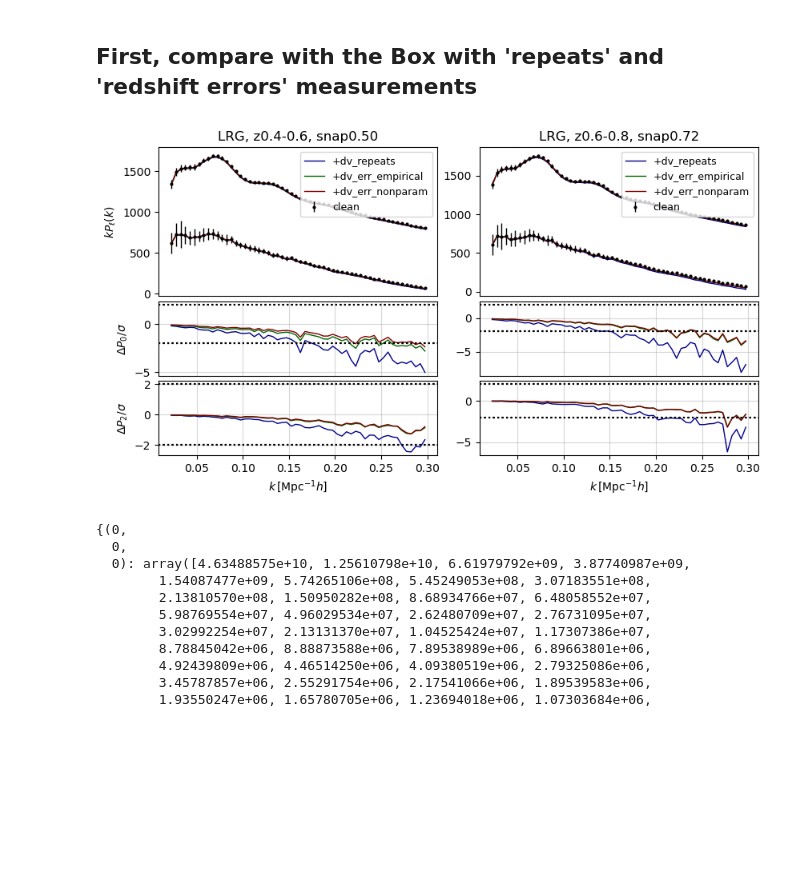
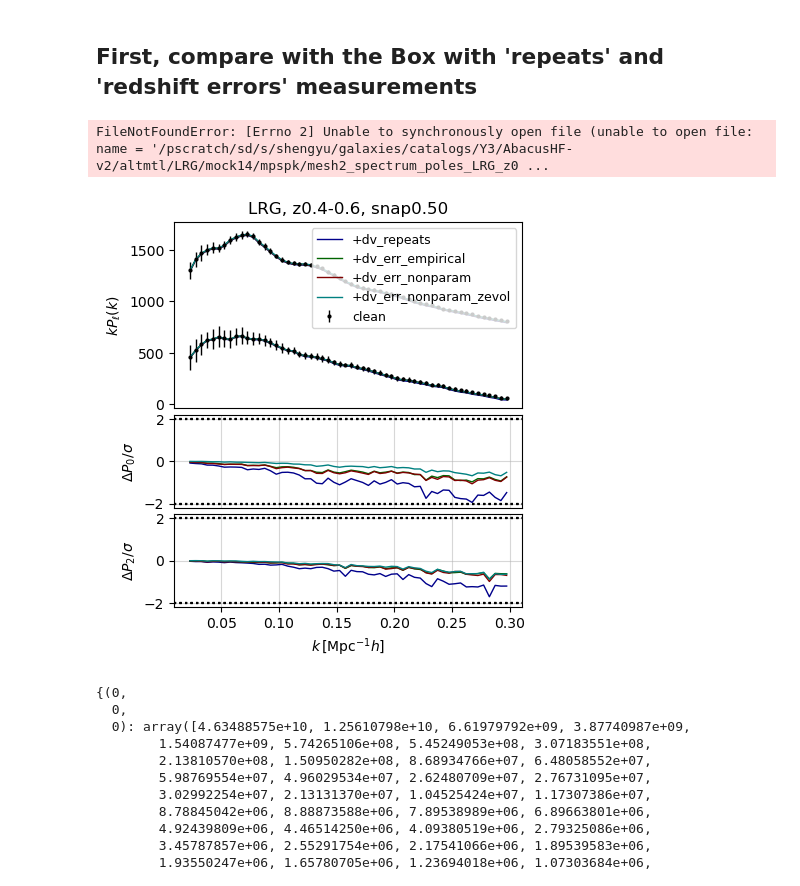
Before and after one commit to ShengyuHE/desi_y3_redshift_errors, a Jupyter notebook: main/clustering/notebooks/plot_2pt.ipynb, the cells around one changed output. Cells and saved outputs as stored; diff of their text form; code cells hidden in the pictures; blank space fills up the shorter version.

Commit message:
update on the mesh file compute

```diff
--- a/main/clustering/notebooks/plot_2pt.ipynb
+++ b/main/clustering/notebooks/plot_2pt.ipynb
@@ -46,16 +49,15 @@ cosmo = DESI()
 # %%
 # for two point statistics
 corrs = ['mesh2'] # xi, pk, mpslog, wplog, mesh2
-domain = 'cubic'
+domain = 'altmtl' # cubic, altmtl
 version = 'AbacusHF-v2'
 tracers = ['BGS', 'LRG', 'ELG', 'QSO'][1:2]
-zerrs =  ['False', 'repeat', 'verr_empirical', 'verr_nonparam', ]
-# zerrs =  ['False', 'verr_nonparam', ]
+zerrs =  ['False', 'repeat', 'verr_empirical', 'verr_nonparam', 'verr_nonparam_zevol']
 
 ZSNAPS, ZRANGES = GET_REDSHIFT_SET(version, domain)
 lenz = len(ZSNAPS)
-labels = ['clean', '+dv_repeats', '+dv_err_empirical', '+dv_err_nonparam']
-colors = ['black', 'darkblue', 'darkgreen', 'maroon']
+labels = ['clean', '+dv_repeats', '+dv_err_empirical', '+dv_err_nonparam', '+dv_err_nonparam_zevol']
+colors = ['black', 'darkblue', 'darkgreen', 'maroon', 'teal']
 zerr_labels = dict(zip(zerrs, labels))
 
 for corr in corrs:
@@ -66,8 +68,9 @@ for corr in corrs:
             for indv, zerr in enumerate(zerrs):
                 s_all = []
                 tps_all = []
-                for mock_id in range(25)[:]:
-                    data_arges = {'version':version, 'domain':domain, 'tracer':tracer, 'zsnap': zsnap, 'zrange':zrange, 'mock_id': mock_id, "use_dv": zerr}
+                use_dv, z_evol = _parse_zerr_name(zerr)
+                for mock_id in range(25)[:20]:
+                    data_arges = {'version':version, 'domain':domain, 'tracer':tracer, 'zsnap': zsnap, 'zrange':zrange, 'mock_id': mock_id, "use_dv": use_dv, "z_evol": z_evol}
                     if 'mesh' in corr: data_arges.update(use_jax=True)
                     fn = get_measurement_fn(**data_arges)
                     setup_logging(level = 'warning')
@@ -97,36 +100,37 @@ for corr in corrs:
                     ax.set_title(f'{tracer}, z{zrange[0]:.1f}-{zrange[1]:.1f}, snap{zsnap:.2f}')
                     ax.tick_params(axis="x", which="both", bottom=False, top=False, labelbottom=False)
                     # plot the residual plots
-                    if zerr in ['repeat', 'verr_empirical', 'verr_nonparam']:
+                    if zerr in ['repeat', 'verr_empirical', 'verr_nonparam', 'verr_nonparam_zevol']:
                         if ill == 0:
                             ax = plt.subplot(gs[indz+lenz])
                             if indz == 0: ax.set_ylabel(TPS_LABELS[corr]['dy0'])
                             if corr == 'wplog':
                                 ax.set_xlabel(TPS_LABELS[corr]['x'])
                             ax.tick_params(axis="x", which="both", bottom=False, top=False, labelbottom=False)
                         elif ill == 1:
                             ax = plt.subplot(gs[indz+lenz*2])
                             ax.set_xlabel(TPS_LABELS[corr]['x'])
                             if indz == 0: ax.set_ylabel(TPS_LABELS[corr]['dy2'])
                         # ax.plot(s, s**spow*(tps_mean_clean[ill]-tps_mean[ill]), lw=1, color=colors[indv])
                         # continue
                         # err = np.sqrt(tps_std_fid**2 + clean_std[ell]**2)
                         err = tps_std_clean
                         ax.plot(s, (tps_mean[ill]-tps_mean_clean[ill])/err[ill], lw=1, color=colors[indv])
                         for value in [-2,2]:
                             ax.axhline(y=value, ls = ':', color='black', lw=1.5)
                         ax.grid(alpha=0.5)
                         if corr in ['xi']:
                             ax.set_ylim([-7,7])
                         elif corr in ['pk']:
                             ax.set_ylim([-10,3])
                             if tracer == 'QSO':
                                 ax.set_ylim([-42,5])
                         elif corr in ['wplog', 'mpslog']:
                             ax.set_xscale('log')
                             ax.set_ylim([-160,160])
 # %% [output]
+FileNotFoundError: [Errno 2] Unable to synchronously open file (unable to open file: name = '/pscratch/sd/s/shengyu/galaxies/catalogs/Y3/AbacusHF-v2/altmtl/LRG/mock14/mpspk/mesh2_spectrum_poles_LRG_z0 ...
-[figure, old version]
+[figure, new version]
 # %%
 # %% [output]
 {(0,
```
Also changed, not shown: parts of 1 cell of this notebook, 5 other files.
